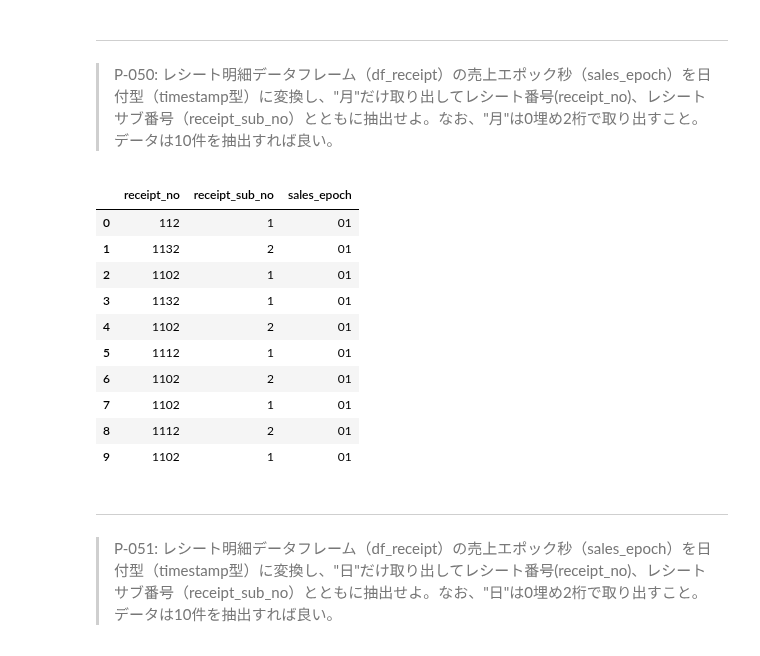
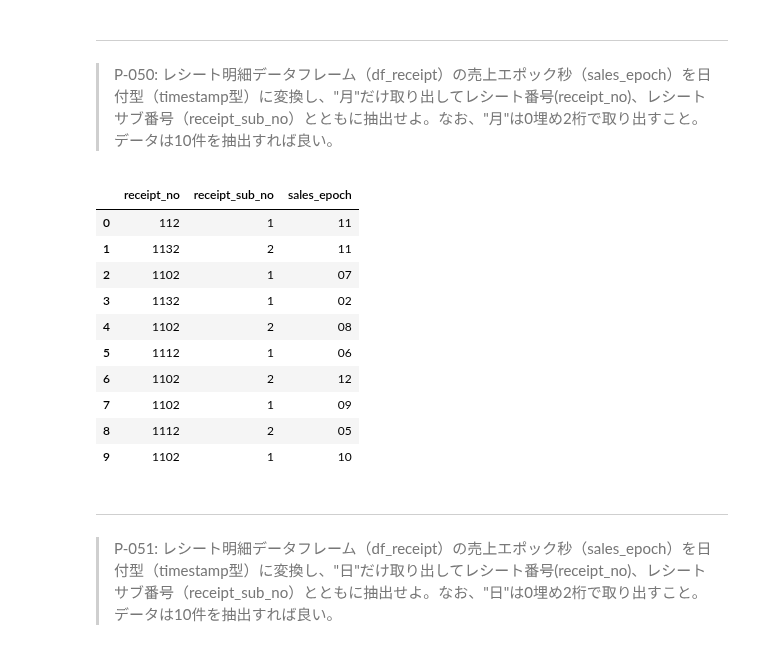
Before and after one commit to yohata1013/koan, a Jupyter notebook: 100knock/submit/yukario/100_knock_Python(yukario).ipynb, the cells around one changed output. Saved outputs shown, nothing was run; the diff lists cells and outputs as text; code cells hidden in the pictures.

```diff
--- a/100knock/submit/yukario/100_knock_Python(yukario).ipynb
+++ b/100knock/submit/yukario/100_knock_Python(yukario).ipynb
@@ -1117,23 +1118,23 @@ df49[['receipt_no','receipt_sub_no','sales_epoch']].head(10)
 > P-050: レシート明細データフレーム（df_receipt）の売上エポック秒（sales_epoch）を日付型（timestamp型）に変換し、"月"だけ取り出してレシート番号(receipt_no)、レシートサブ番号（receipt_sub_no）とともに抽出せよ。なお、"月"は0埋め2桁で取り出すこと。データは10件を抽出すれば良い。
 # %%
 df50=df_receipt.copy()
-df50['sales_epoch']=pd.to_datetime(df50['sales_epoch'])
+df50['sales_epoch']=pd.to_datetime(df50['sales_epoch'].astype(int),unit='s')
 df50['sales_epoch']=df50['sales_epoch'].dt.strftime('%m')
 df50[['receipt_no','receipt_sub_no','sales_epoch']].head(10)
 
 #df50['sales_epoch']
 # %% [output]
 |  | receipt_no | receipt_sub_no | sales_epoch |
-| 0 | 112 | 1 | 01 |
-| 1 | 1132 | 2 | 01 |
-| 2 | 1102 | 1 | 01 |
-| 3 | 1132 | 1 | 01 |
-| 4 | 1102 | 2 | 01 |
-| 5 | 1112 | 1 | 01 |
-| 6 | 1102 | 2 | 01 |
-| 7 | 1102 | 1 | 01 |
-| 8 | 1112 | 2 | 01 |
-| 9 | 1102 | 1 | 01 |
+| 0 | 112 | 1 | 11 |
+| 1 | 1132 | 2 | 11 |
+| 2 | 1102 | 1 | 07 |
+| 3 | 1132 | 1 | 02 |
+| 4 | 1102 | 2 | 08 |
+| 5 | 1112 | 1 | 06 |
+| 6 | 1102 | 2 | 12 |
+| 7 | 1102 | 1 | 09 |
+| 8 | 1112 | 2 | 05 |
+| 9 | 1102 | 1 | 10 |
 # %% [markdown]
 ---
 > P-051: レシート明細データフレーム（df_receipt）の売上エポック秒（sales_epoch）を日付型（timestamp型）に変換し、"日"だけ取り出してレシート番号(receipt_no)、レシートサブ番号（receipt_sub_no）とともに抽出せよ。なお、"日"は0埋め2桁で取り出すこと。データは10件を抽出すれば良い。
```
Also changed, not shown: parts of 24 cells of this notebook.
